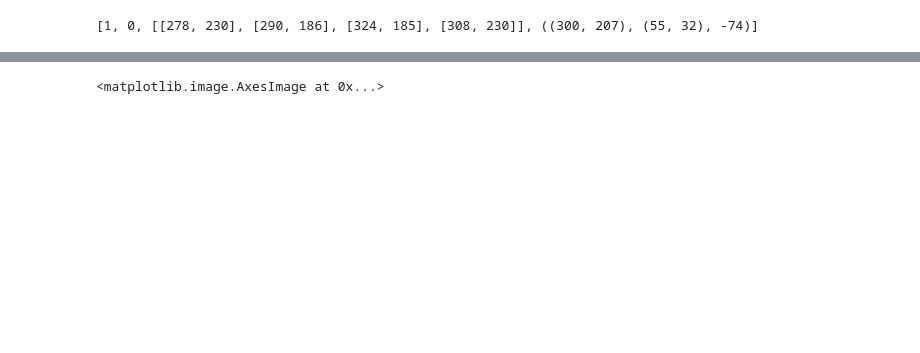
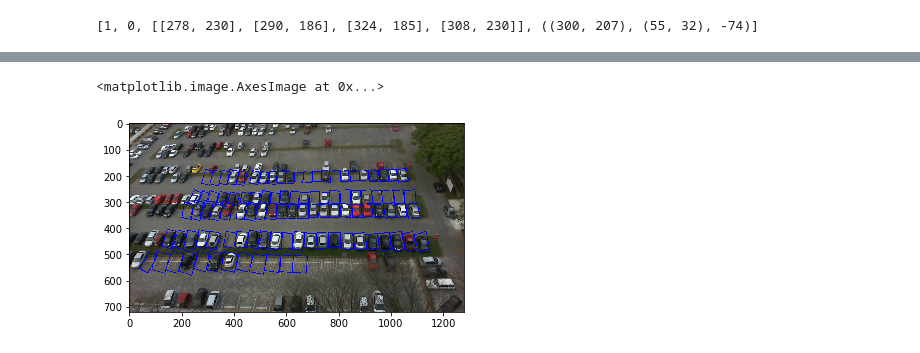
Before and after one commit to redroy44/parking-project, a Jupyter notebook: OpenCV.ipynb, the cells around one changed output, grey strips where cells are left out. Cells and saved outputs as stored; diff of their text form; code cells hidden in the pictures; blank space fills up the shorter version.

```diff
--- a/OpenCV.ipynb
+++ b/OpenCV.ipynb
@@ -79,6 +84,6 @@ plt.imshow(img)
 # %%
 img = cv2.imread(PATH)
-
+img = cv2.cvtColor(img,cv2.COLOR_BGR2RGB)
 box = [cv2.boxPoints(e) for e in parking["rects"]]
 box = np.int0(box)
 cv2.drawContours(img,box,-1,(0,0,255),2)
@@ -89,4 +92,5 @@ plt.imshow(img)
 <matplotlib.image.AxesImage at 0x...>
+[figure, added]
 # %%
 import cv2
 
```
Also changed, not shown: parts of 18 cells of this notebook, 1 other file.
